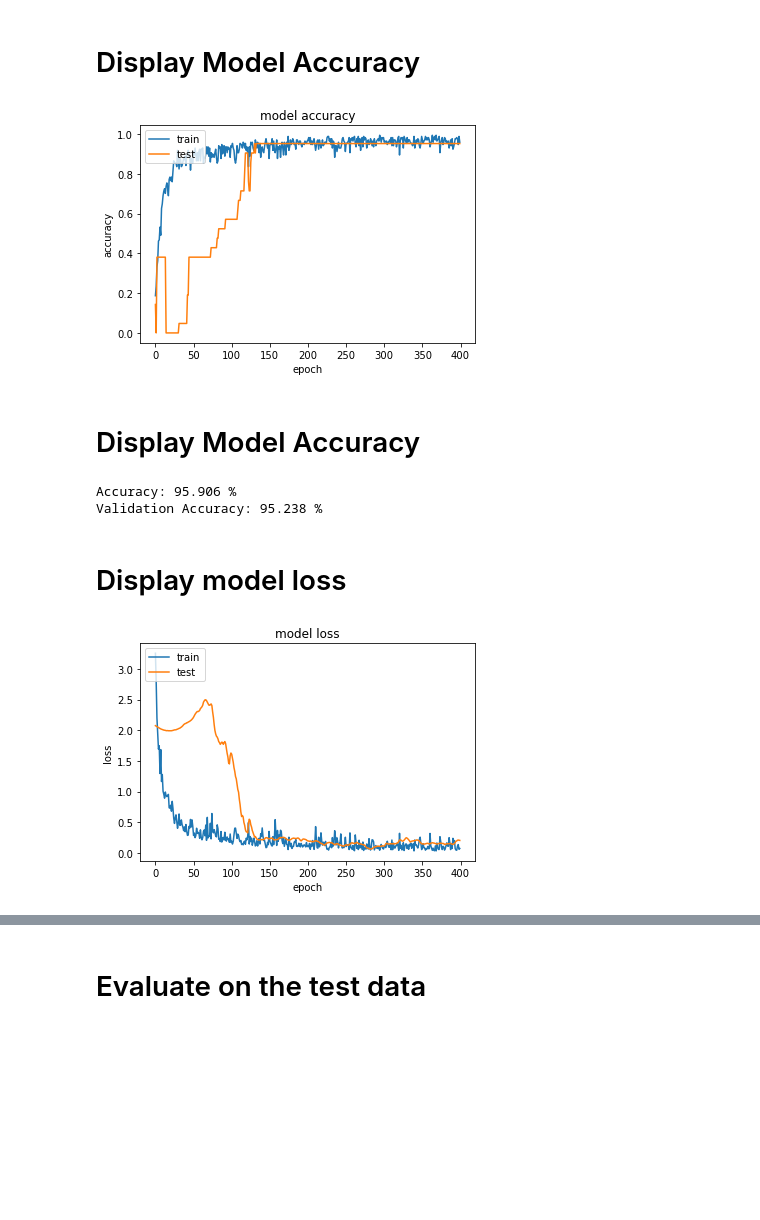
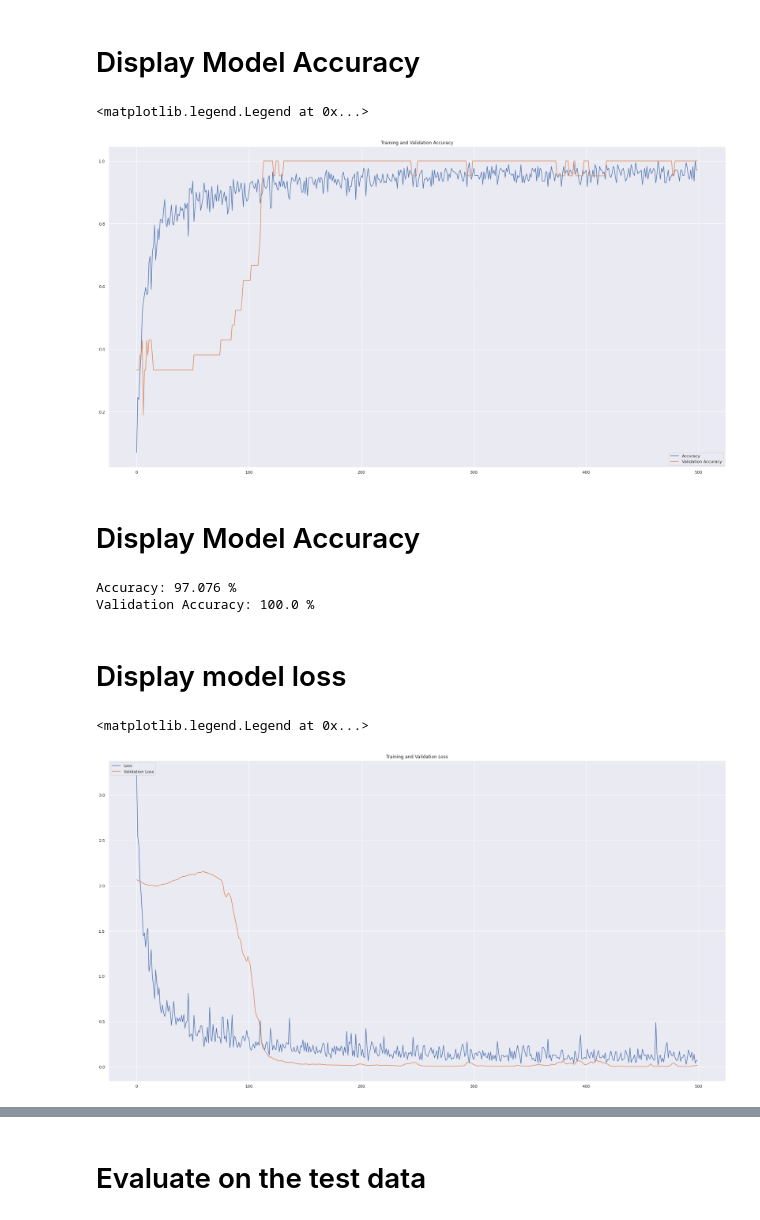
Before and after one commit to castortroy05/bdcw2, a Jupyter notebook: bdcw2.ipynb, the cells around one changed output, grey strips where cells are left out. Cells and saved outputs as stored; diff of their text form; code cells hidden in the pictures; blank space fills up the shorter version.

```diff
--- a/bdcw2.ipynb
+++ b/bdcw2.ipynb
@@ -7,20 +7,10 @@ import matplotlib.pyplot as plt
 import tensorflow as tf
 import seaborn as sns
 from sklearn import metrics
-from tensorflow.keras.preprocessing.image import ImageDataGenerator
 from tensorflow.keras.optimizers import Adam
 from tensorflow.keras.utils import to_categorical, normalize
 from sklearn.model_selection import train_test_split
 from sklearn.metrics import confusion_matrix
-colors = plt.rcParams['axes.prop_cycle'].by_key()['color']
-
-# from tensorflow.python.client import device_lib
-# print(device_lib.list_local_devices())
-# tf.config.list_physical_devices('GPU')
-# print(tf.test.is_built_with_cuda())
-# with tf.compat.v1.Session() as sess:
-#   devices = sess.list_devices()
-# devices
 # %% [markdown]
 # Import the dataset
 # %%
@@ -122,10 +292,12 @@ print(y_training.shape)
 # %% [markdown]
 # Plot the training set
 # %%
-glass= y_training.unique()
-values = y_training.value_counts()
-
-plt.bar(glass, values)
+ybar= df['Type']
+glass= ybar.unique()
+values = ybar.value_counts()
+sns.set_theme(style="darkgrid")
+sns.set(rc={'figure.figsize':(20,10)})
+sns.barplot(x=glass, y=values)
 plt.title("Glass Types")
 plt.xlabel("Glass Classes")
 plt.ylabel("Frequency")
@@ -241,11 +411,12 @@ _________________________________________________________________
 # train the model
 # %%
 
-with tf.device('/cpu:0'):
+with tf.device('/GPU:0'):
 
     history = model.fit(x_norm, y_training,
-                    epochs=400,
+                    epochs=500,
                     validation_data=(x_val, y_val),
-                    verbose=2,
+                    verbose='auto',
+                    use_multiprocessing=True,
                    )
 # %% [output]
@@ -271,15 +442,15 @@ Epoch 400/400
 # %% [markdown]
 # Display Model Accuracy
 # %%
-plt.plot(history.history['acc'])
-plt.plot(history.history['val_acc'])
-plt.title('model accuracy')
-plt.ylabel('accuracy')
-plt.xlabel('epoch')
-plt.legend(['train', 'test'], loc='upper left')
-plt.show()
+sns.set_theme(style="darkgrid")
+sns.set(rc={'figure.figsize':(30,16)})
+sns.lineplot(x=history.epoch, y=history.history['acc'], label='Accuracy')
+sns.lineplot(x=history.epoch, y=history.history['val_acc'], label='Validation Accuracy')
+plt.title('Training and Validation Accuracy')
+plt.legend(loc='lower right')
 # %% [output]
+<matplotlib.legend.Legend at 0x...>
-[figure, old version]
+[figure, new version]
 # %% [markdown]
 # Display Model Accuracy
 # %%
@@ -289,17 +460,17 @@ val_accuracy = history.history['val_acc'][-1]*100
 print ("Accuracy:", round(accuracy,3), "%")
 print ("Validation Accuracy:", round(val_accuracy,3), "%")
 # %% [output]
-Accuracy: 95.906 %
-Validation Accuracy: 95.238 %
+Accuracy: 97.076 %
+Validation Accuracy: 100.0 %
 # %% [markdown]
 # Display model loss
 # %%
-plt.plot(history.history['loss'])
-plt.plot(history.history['val_loss'])
-plt.title('model loss')
-plt.ylabel('loss')
-plt.xlabel('epoch')
-plt.legend(['train', 'test'], loc='upper left')
-plt.show()
+sns.set_theme(style="darkgrid")
+sns.set(rc={'figure.figsize':(30,16)})
+sns.lineplot(x=history.epoch, y=history.history['loss'], label='Loss')
+sns.lineplot(x=history.epoch, y=history.history['val_loss'], label='Validation Loss')
+plt.title('Training and Validation Loss')
+plt.legend(loc='upper left')
 # %% [output]
+<matplotlib.legend.Legend at 0x...>
-[figure, old version]
+[figure, new version]
```
Also changed, not shown: parts of 27 cells of this notebook.
